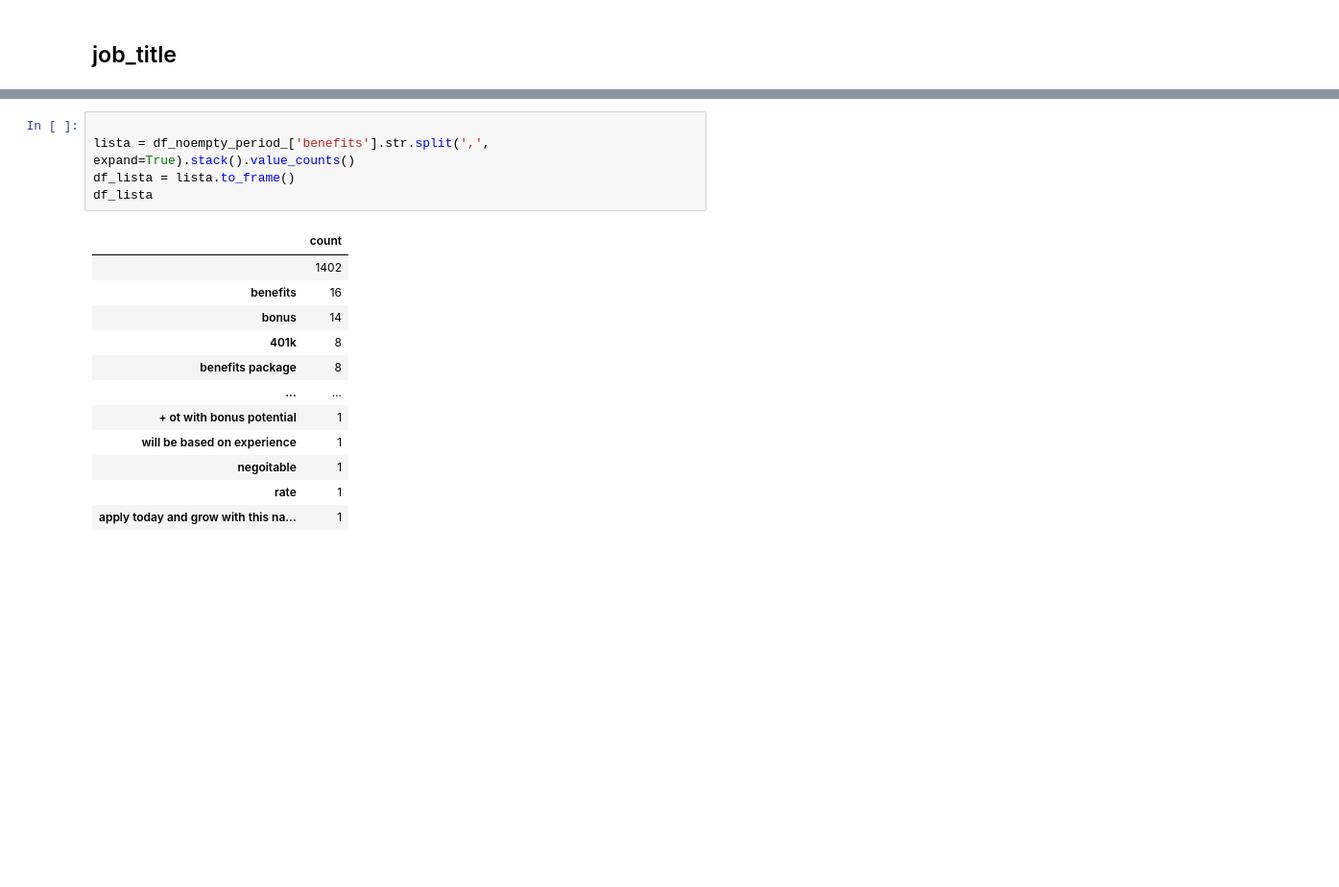
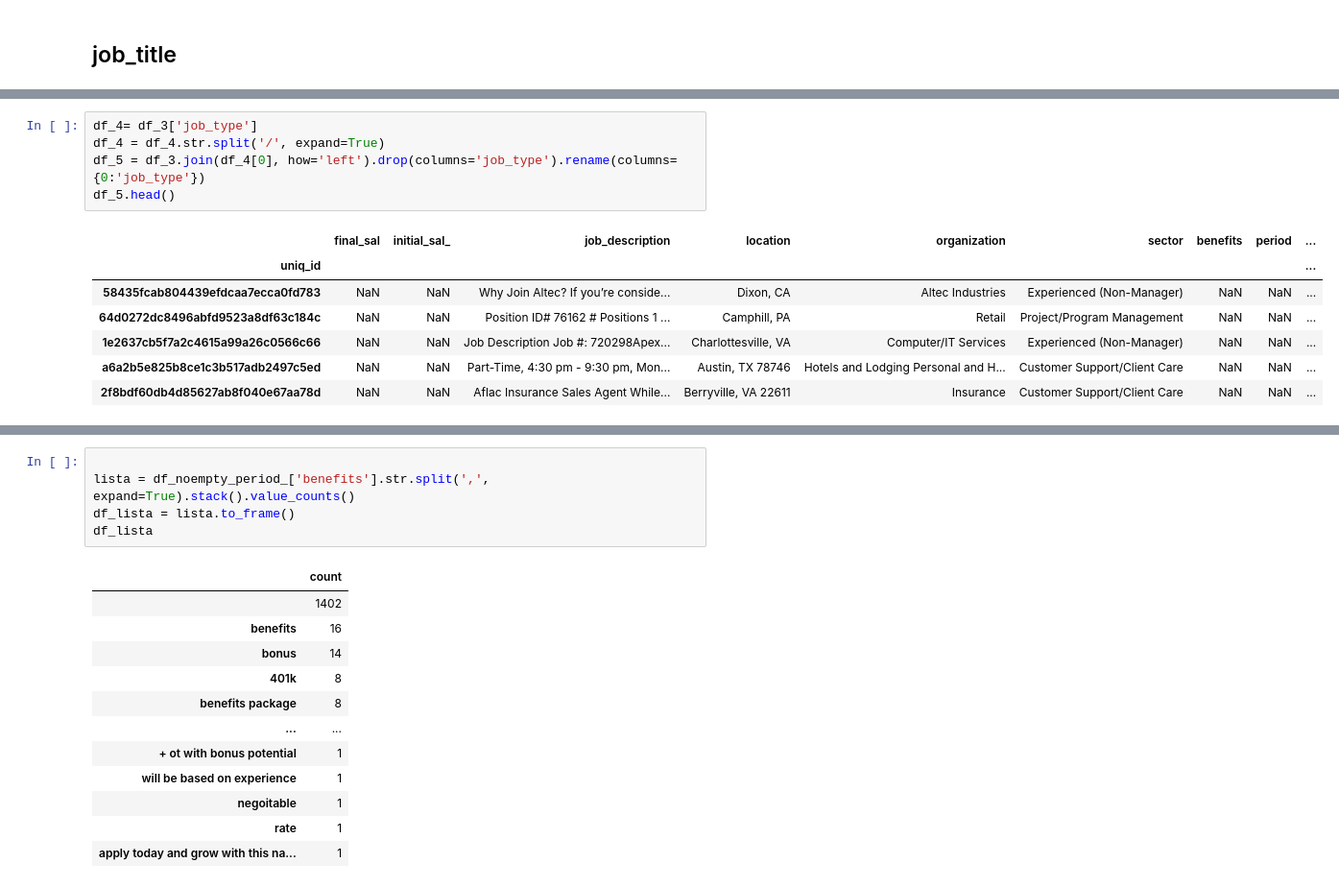
Before and after one commit to yohan-alfonso/Data_Cleansing_with_Python, a Jupyter notebook: main.ipynb, the cells around one changed output, grey strips where cells are left out. Shown at 96% size. Cells and saved outputs as stored; diff of their text form; blank space fills up the shorter version.

```diff
--- a/main.ipynb
+++ b/main.ipynb
@@ -691,0 +731,13 @@ AttributeError: 'DataFrame' object has no attribute 'str'
+# %%
+df_4= df_3['job_type']
+df_4 = df_4.str.split('/', expand=True)
+df_5 = df_3.join(df_4[0], how='left').drop(columns='job_type').rename(columns= {0:'job_type'})
+df_5.head()
+# %% [output]
+|  | final_sal | initial_sal_ | job_description | location | organization | sector | benefits | period | ... |
+| uniq_id |  |  |  |  |  |  |  |  | ... |
+| 58435fcab804439efdcaa7ecca0fd783 | NaN | NaN | Why Join Altec? If you’re conside... | Dixon, CA | Altec Industries | Experienced (Non-Manager) | NaN | NaN | ... |
+| 64d0272dc8496abfd9523a8df63c184c | NaN | NaN | Position ID# 76162 # Positions 1 ... | Camphill, PA | Retail | Project/Program Management | NaN | NaN | ... |
+| 1e2637cb5f7a2c4615a99a26c0566c66 | NaN | NaN | Job Description Job #: 720298Apex... | Charlottesville, VA | Computer/IT Services | Experienced (Non-Manager) | NaN | NaN | ... |
+| a6a2b5e825b8ce1c3b517adb2497c5ed | NaN | NaN | Part-Time, 4:30 pm - 9:30 pm, Mon... | Austin, TX 78746 | Hotels and Lodging Personal and H... | Customer Support/Client Care | NaN | NaN | ... |
+| 2f8bdf60db4d85627ab8f040e67aa78d | NaN | NaN | Aflac Insurance Sales Agent While... | Berryville, VA 22611 | Insurance | Customer Support/Client Care | NaN | NaN | ... |
```
Also changed, not shown: parts of 8 cells of this notebook.
